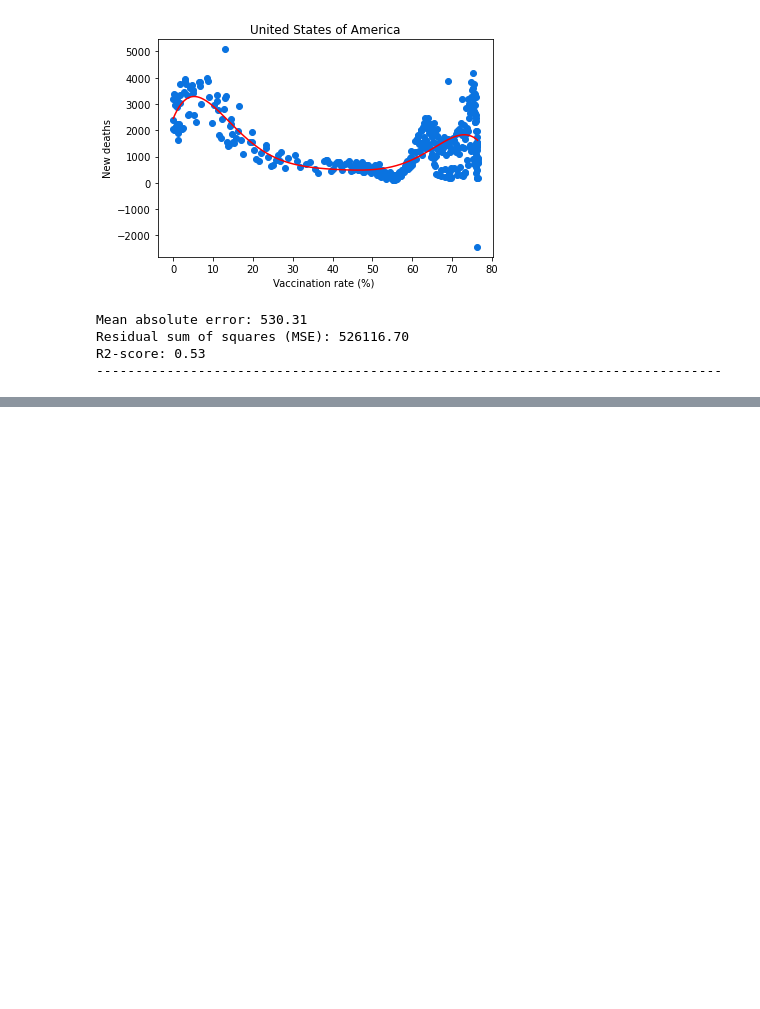
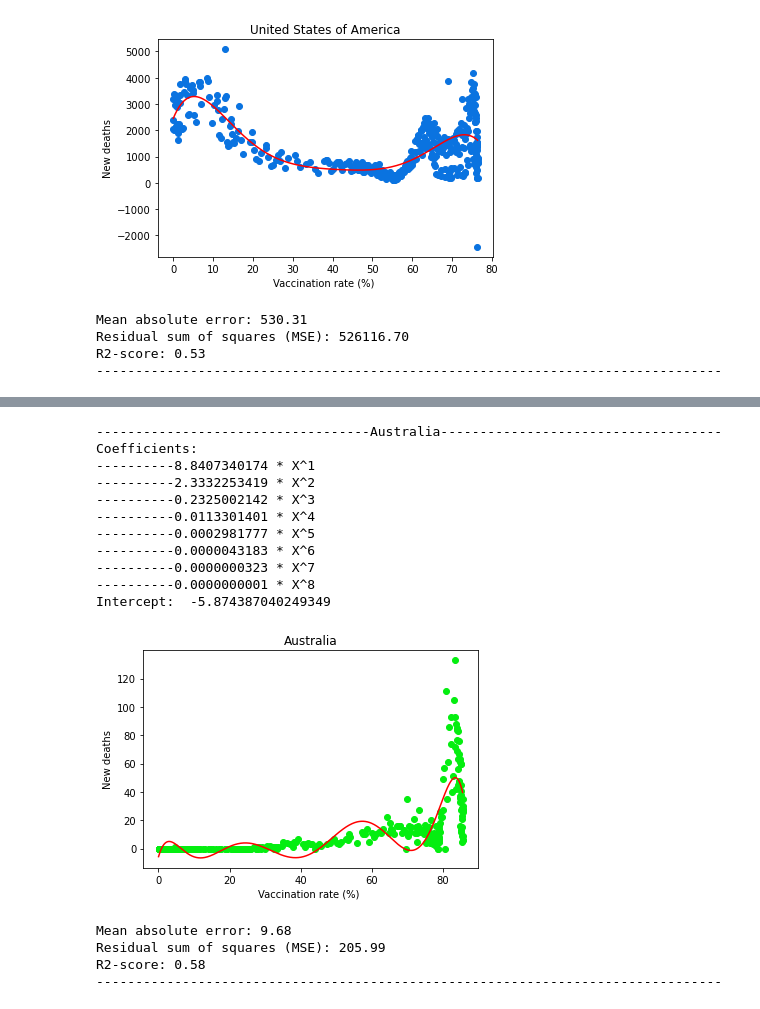
Before and after one commit to SaltedEggYok/INF1002-assignment-1, a Jupyter notebook: code/Covid Vaccination Vs Death Ratio (LR).ipynb, the cells around one changed output, grey strips where cells are left out. Cells and saved outputs as stored; diff of their text form; code cells hidden in the pictures; blank space fills up the shorter version.

```diff
--- a/code/Covid Vaccination Vs Death Ratio (LR).ipynb
+++ b/code/Covid Vaccination Vs Death Ratio (LR).ipynb
@@ -332,0 +441,19 @@ px.line(x=time,y=date_group['New_deaths'].cumsum())
+# %%
+plot_vaccine_mortality("Australia", mortality, 8)
+# %% [output]
+-----------------------------------Australia------------------------------------
+Coefficients:
+----------8.8407340174 * X^1
+----------2.3332253419 * X^2
+----------0.2325002142 * X^3
+----------0.0113301401 * X^4
+----------0.0002981777 * X^5
+----------0.0000043183 * X^6
+----------0.0000000323 * X^7
+----------0.0000000001 * X^8
+Intercept:  -5.874387040249349
+[figure, added]
+Mean absolute error: 9.68
+Residual sum of squares (MSE): 205.99
+R2-score: 0.58
+--------------------------------------------------------------------------------
```
Also changed, not shown: parts of 14 cells of this notebook, 1 other file.
